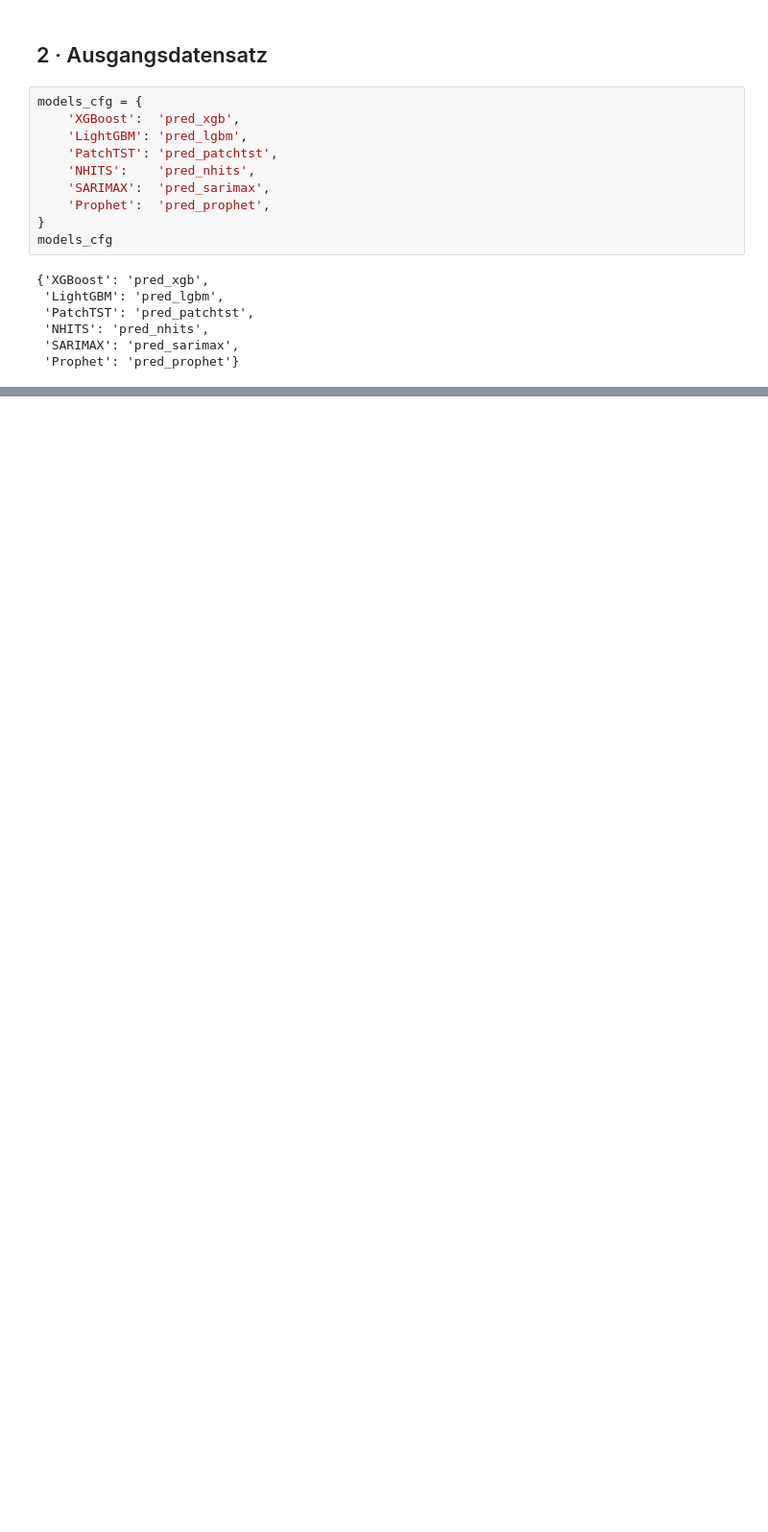
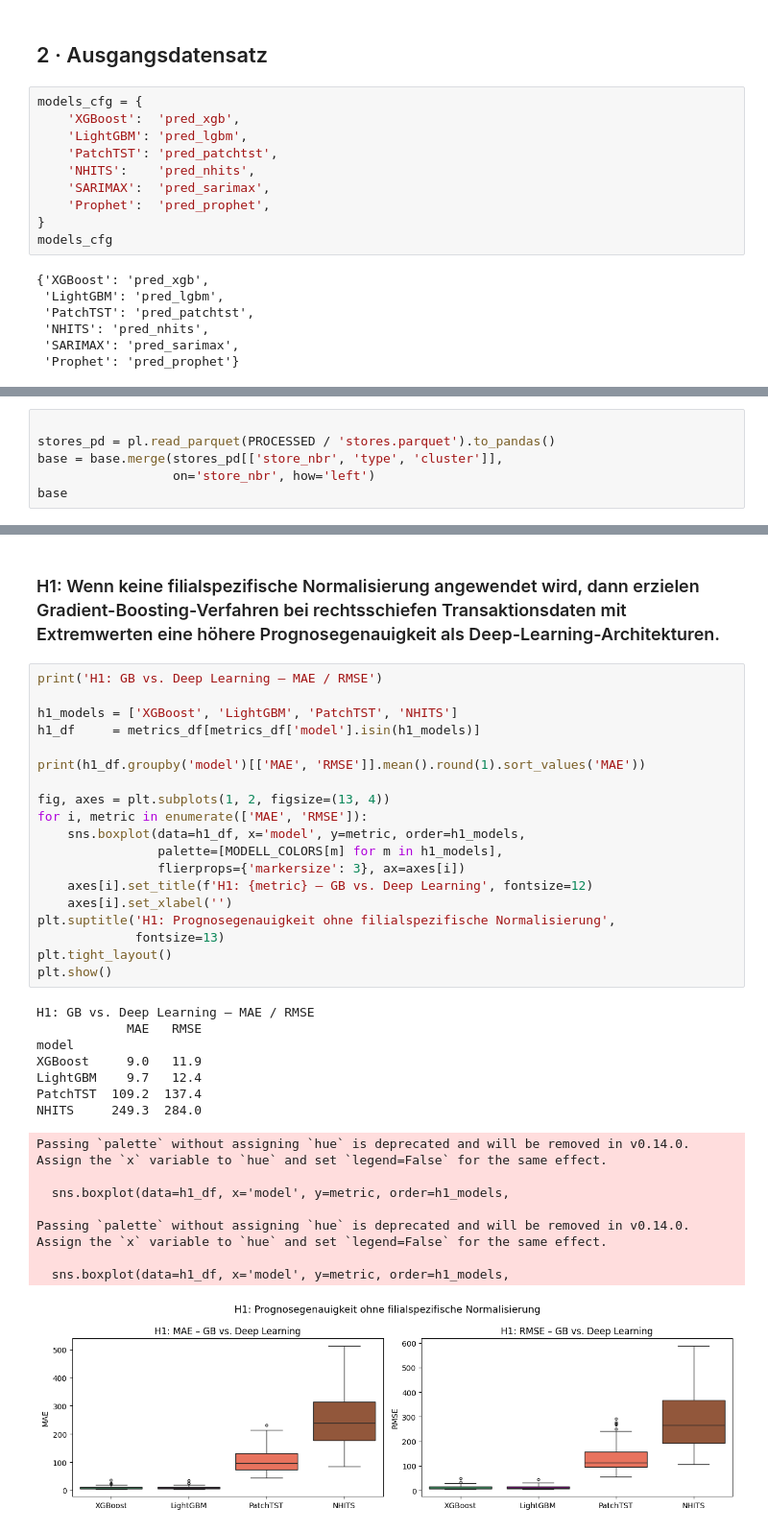
Before and after one commit to MadMax199/E-Commerce-Time-Series-Forecasting, a Jupyter notebook: 04_notebooks/06_hyptohesen_analyse.ipynb, the cells around one changed output, grey strips where cells are left out. Shown at 96% size. Saved outputs shown, nothing was run; the diff lists cells and outputs as text; blank space fills up the shorter version.

```diff
--- a/04_notebooks/06_hyptohesen_analyse.ipynb
+++ b/04_notebooks/06_hyptohesen_analyse.ipynb
@@ -69,0 +73,6 @@ AttributeError: module 'pandas' has no attribute 'select'
+# %%
+
+stores_pd = pl.read_parquet(PROCESSED / 'stores.parquet').to_pandas()
+base = base.merge(stores_pd[['store_nbr', 'type', 'cluster']],
+                  on='store_nbr', how='left')
+base
@@ -110,0 +128,37 @@ print(summary.sort_values('MAE'))
+# %% [markdown]
+### H1: Wenn keine filialspezifische Normalisierung angewendet wird, dann erzielen Gradient-Boosting-Verfahren bei rechtsschiefen Transaktionsdaten mit Extremwerten eine höhere Prognosegenauigkeit als Deep-Learning-Architekturen.
+# %%
+print('H1: GB vs. Deep Learning – MAE / RMSE')
+
+h1_models = ['XGBoost', 'LightGBM', 'PatchTST', 'NHITS']
+h1_df     = metrics_df[metrics_df['model'].isin(h1_models)]
+
+print(h1_df.groupby('model')[['MAE', 'RMSE']].mean().round(1).sort_values('MAE'))
+
+fig, axes = plt.subplots(1, 2, figsize=(13, 4))
+for i, metric in enumerate(['MAE', 'RMSE']):
+    sns.boxplot(data=h1_df, x='model', y=metric, order=h1_models,
+                palette=[MODELL_COLORS[m] for m in h1_models],
+                flierprops={'markersize': 3}, ax=axes[i])
+    axes[i].set_title(f'H1: {metric} – GB vs. Deep Learning', fontsize=12)
+    axes[i].set_xlabel('')
+plt.suptitle('H1: Prognosegenauigkeit ohne filialspezifische Normalisierung',
+             fontsize=13)
+plt.tight_layout()
+plt.show()
+# %% [output]
+H1: GB vs. Deep Learning – MAE / RMSE
+            MAE   RMSE
+model
+XGBoost     9.0   11.9
+LightGBM    9.7   12.4
+PatchTST  109.2  137.4
+NHITS     249.3  284.0
+Passing `palette` without assigning `hue` is deprecated and will be removed in v0.14.0. Assign the `x` variable to `hue` and set `legend=False` for the same effect.
+
+  sns.boxplot(data=h1_df, x='model', y=metric, order=h1_models,
+
+Passing `palette` without assigning `hue` is deprecated and will be removed in v0.14.0. Assign the `x` variable to `hue` and set `legend=False` for the same effect.
+
+  sns.boxplot(data=h1_df, x='model', y=metric, order=h1_models,
+[figure, added]
```
Also changed, not shown: parts of 18 cells of this notebook, 19 other files.
